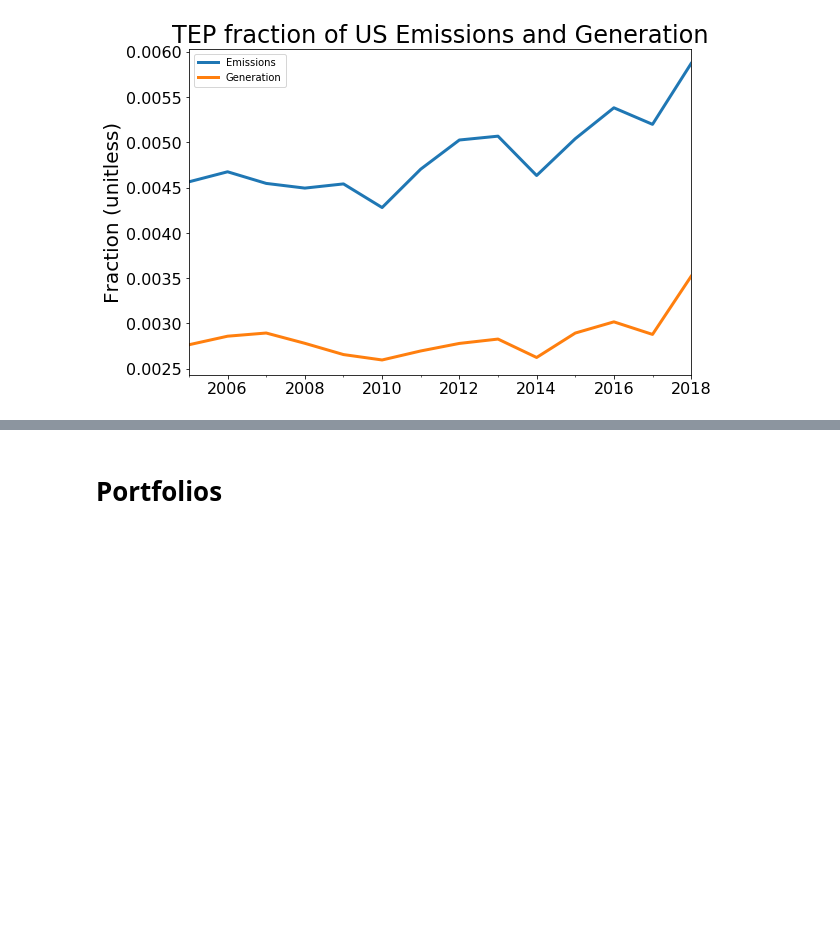
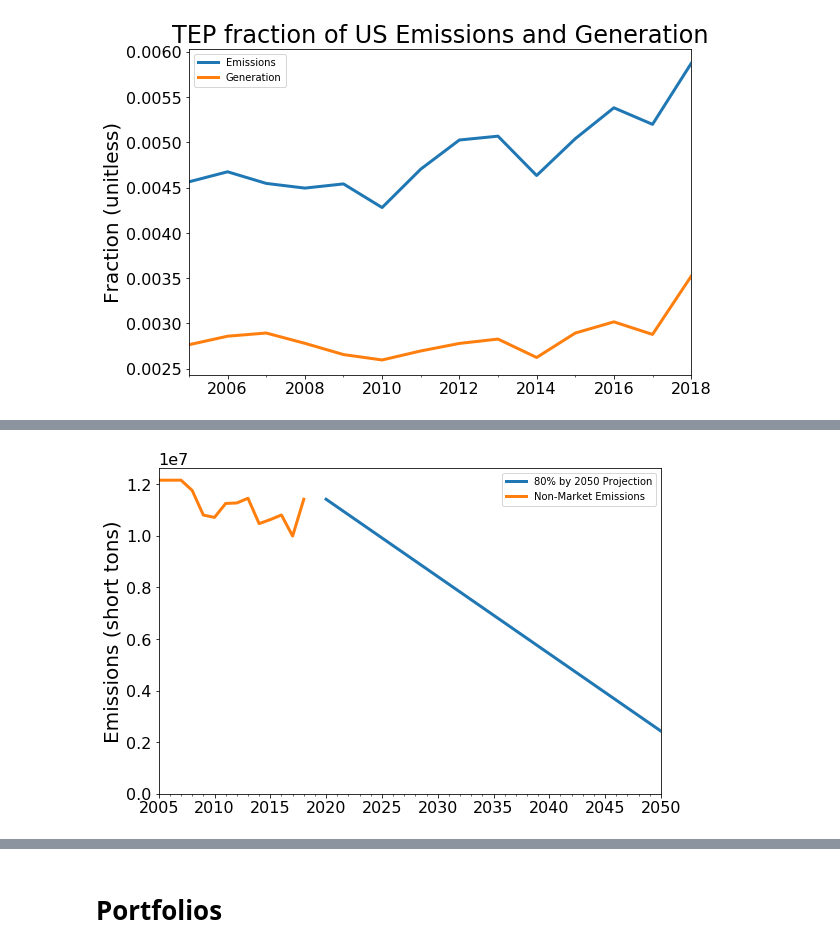
Before and after one commit to CLIMAS-UA/tepcarbon, a Jupyter notebook: tep_carbon.ipynb, the cells around one changed output, grey strips where cells are left out. Cells and saved outputs as stored; diff of their text form; code cells hidden in the pictures; blank space fills up the shorter version.

```diff
--- a/tep_carbon.ipynb
+++ b/tep_carbon.ipynb
@@ -87,7 +88,10 @@ dtype: float64
 metric_ton_to_short_ton = 1.10231
 # %%
 # change this to the location of the data files on your computer
-root_path = Path('/Users/holmgren/Documents/Renewables/TEP/TEP 2019 Carbon/data')
+data_path = Path('/Users/holmgren/Documents/Renewables/TEP/TEP 2019 Carbon/data')
+
+# change this if you want the notebook output (plots, csv) to go somewhere other than where this notebook lives
+output_path = Path(os.getcwd())
 # %% [markdown]
 # TEP Historical Generation and Emissions
 # %% [markdown]
@@ -95,7 +99,7 @@ root_path = Path('/Users/holmgren/Documents/Renewables/TEP/TEP 2019 Carbon/data'
 # %% [markdown]
 Load TEP generation data
 # %%
-path = root_path / 'Historic Generation and Emissions no links.xlsx'
+path = data_path / 'Historic Generation and Emissions no links.xlsx'
 tep_generation = pd.read_excel(
     path,
     sheet_name='generation',
@@ -406,0 +433,20 @@ ax.legend()
+# %%
+start_emissions_80by50 = tep_emissions.loc['2018-01-01', 'Non-Market Emissions']
+end_emissions_80by50 = 0.2 * tep_emissions.loc['2005-01-01', 'Non-Market Emissions']
+start_year_80by50 = pd.Timestamp('2020-01-01')
+end_year_80by50 = pd.Timestamp('2050-01-01')
+full_index_80by50 = pd.date_range(start=start_year_80by50, end=end_year_80by50, freq='AS')
+yearly_emissions_80by50 = pd.Series(index=full_index_80by50, dtype=float, name='80% by 2050 Projection')
+yearly_emissions_80by50.loc[start_year_80by50] = start_emissions_80by50
+yearly_emissions_80by50.loc[end_year_80by50] = end_emissions_80by50
+yearly_emissions_80by50 = yearly_emissions_80by50.interpolate(how='time')
+
+ax = yearly_emissions_80by50.plot()
+tep_emissions['Non-Market Emissions'].plot(ax=ax)
+ax.set_ylim(0, None)
+ax.set_ylabel('Emissions (short tons)')
+ax.legend()
+
+ax.get_figure().savefig(output_path / 'historical_and_projected_80by50.png', dpi=300)
+# %% [output]
+[figure, added]
```
Also changed, not shown: parts of 17 cells of this notebook, 5 other files.
